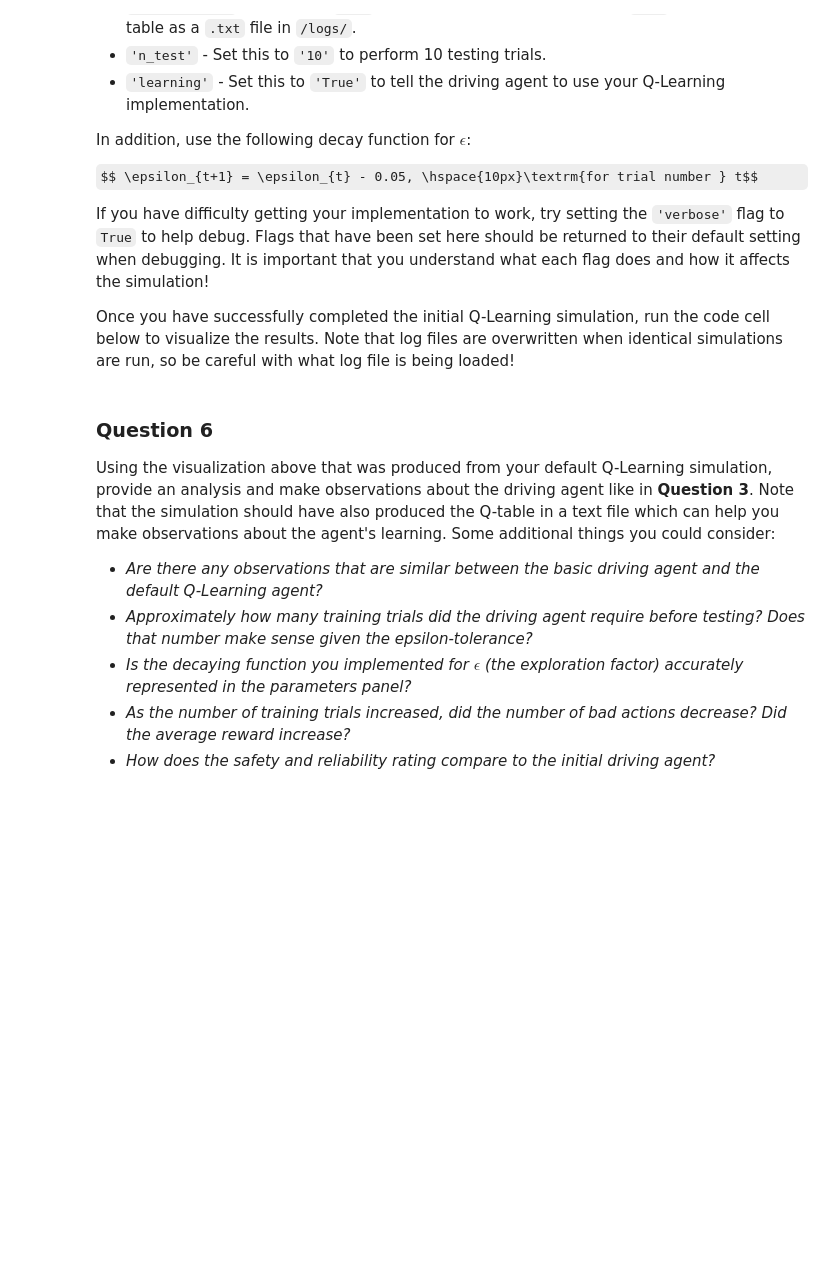
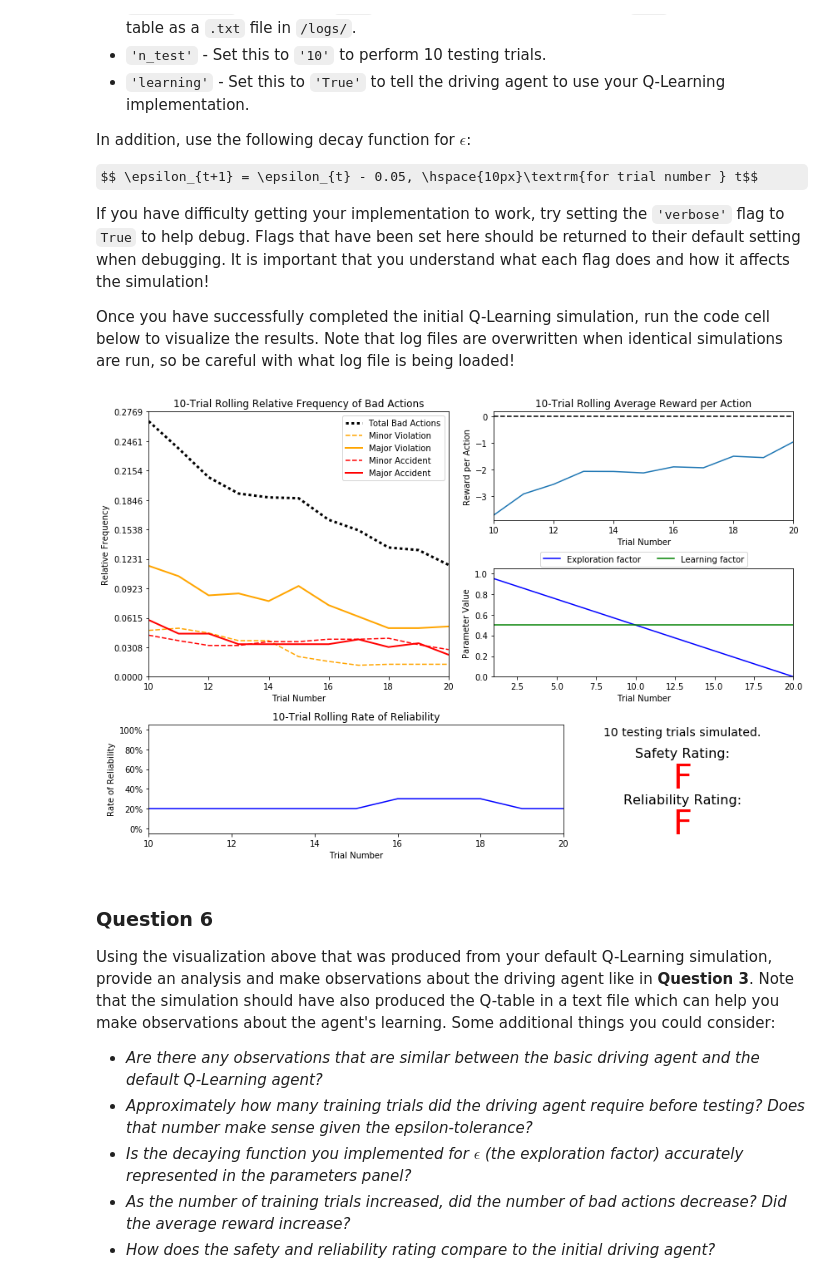
Before and after one commit to yifanxie/Udacity_MLND, a Jupyter notebook: projects/smartcab/smartcab.ipynb, the cells around one changed output. Saved outputs shown, nothing was run; the diff lists cells and outputs as text; code cells hidden in the pictures; some formulas as TeX source; blank space fills up the shorter version.

```diff
--- a/projects/smartcab/smartcab.ipynb
+++ b/projects/smartcab/smartcab.ipynb
@@ -221,7 +228,9 @@ If you have difficulty getting your implementation to work, try setting the `'ve
 Once you have successfully completed the initial Q-Learning simulation, run the code cell below to visualize the results. Note that log files are overwritten when identical simulations are run, so be careful with what log file is being loaded!
 # %%
 # Load the 'sim_default-learning' file from the default Q-Learning simulation
-vs.plot_trials('sim_default-learning.csv')
+vs.plot_trials('sim_default-learning_Q6.csv')
+# %% [output]
+[figure, added]
 # %% [markdown]
 ### Question 6
 Using the visualization above that was produced from your default Q-Learning simulation, provide an analysis and make observations about the driving agent like in **Question 3**. Note that the simulation should have also produced the Q-table in a text file which can help you make observations about the agent's learning. Some additional things you could consider:
```
Also changed, not shown: parts of 7 cells of this notebook, 2 other files.
